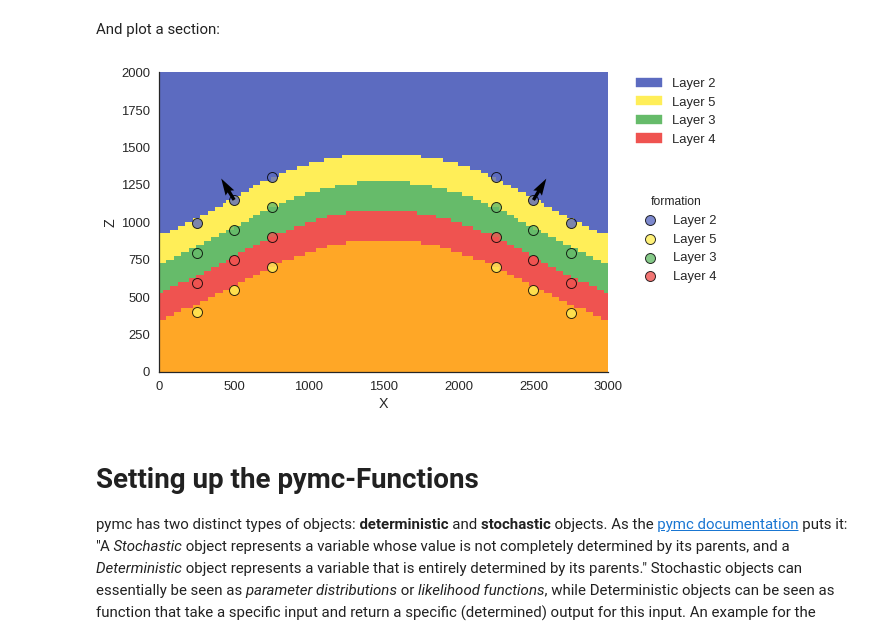
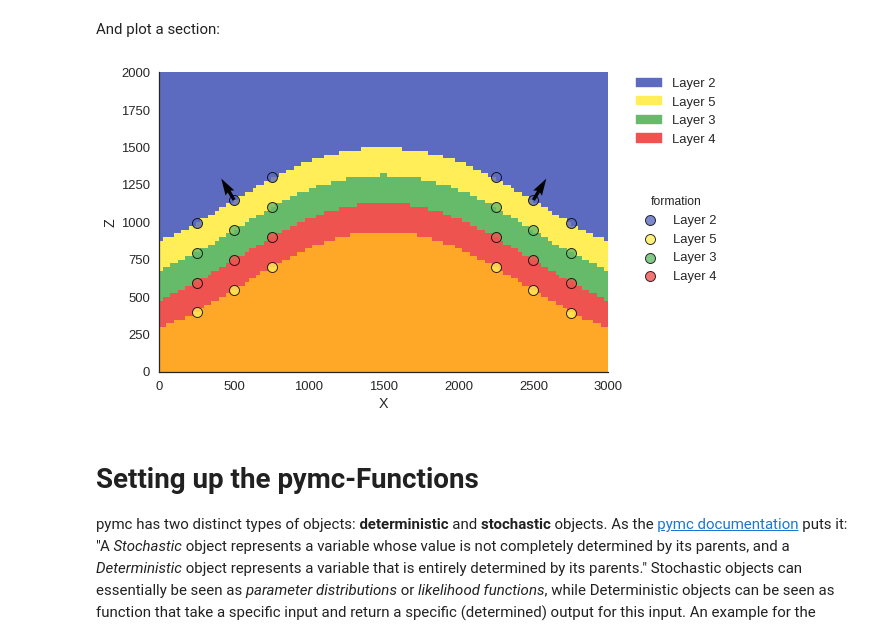
Before and after one commit to gempy-project/gempy, a Jupyter notebook: Tutorial/ch4_MCFS_and_BayInf.ipynb, the cells around one changed output. Cells and saved outputs as stored; diff of their text form; code cells hidden in the pictures.

```diff
--- a/Tutorial/ch4_MCFS_and_BayInf.ipynb
+++ b/Tutorial/ch4_MCFS_and_BayInf.ipynb
@@ -28,8 +28,8 @@ First we define the cube size and model extent of our model and initialize the G
 # %%
 # set cube size and model extent
 cs = 50
-extent = (3000, 3000, 2000)  # (x, y, z)
-res = (120, 120, 80)
+extent = (3000, 200, 2000)  # (x, y, z)
+res = (120, 4, 80)
 # initialize geo_data object
 geo_data = gp.create_data([0, extent[0],
                            0, extent[1],
@@ -112,9 +92,9 @@ lith_block, fault_block = gp.compute_model(interp_data)
 # %% [markdown]
 And plot a section:
 # %%
-gp.plot_section(geo_data, lith_block[-1, 0,:], 60, plot_data = True)
+gp.plot_section(geo_data, lith_block[-1, 0,:], 2, plot_data = True)
 # %% [output]
-[figure, old version]
+[figure, new version]
 # %% [markdown]
 # Setting up the pymc-Functions
 
```
Also changed, not shown: parts of 26 cells of this notebook, 5 other files.
